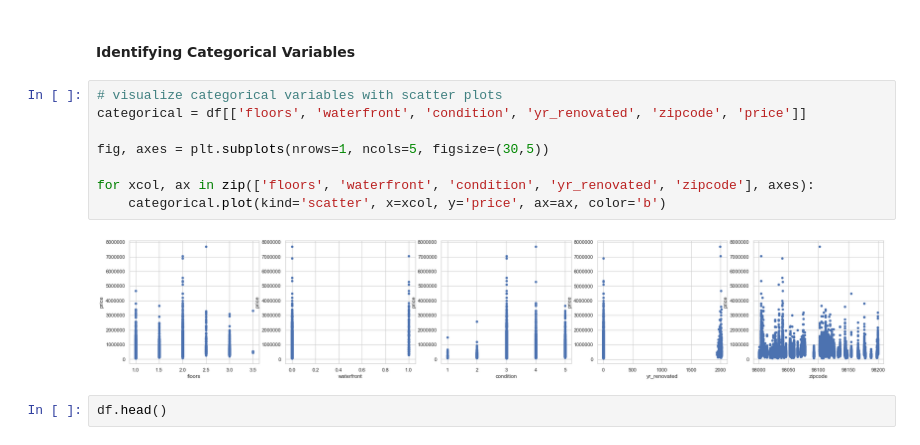
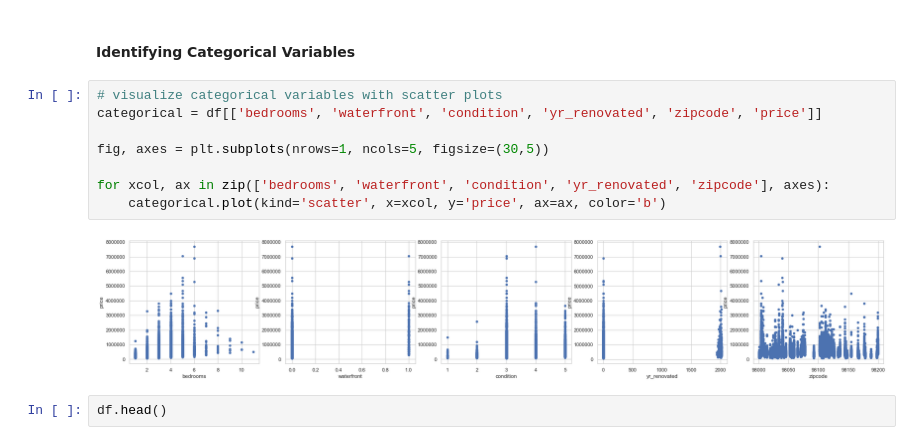
Before and after one commit to bobbyiestofjos/mod_2_project, a Jupyter notebook: executive.ipynb, the cells around one changed output. Saved outputs shown, nothing was run; the diff lists cells and outputs as text.

```diff
--- a/executive.ipynb
+++ b/executive.ipynb
@@ -285,14 +285,14 @@ The heatmap confirms that sqft_living, sqft_above, and bathrooms are correlated.
 #### Identifying Categorical Variables
 # %%
 # visualize categorical variables with scatter plots
-categorical = df[['floors', 'waterfront', 'condition', 'yr_renovated', 'zipcode', 'price']]
+categorical = df[['bedrooms', 'waterfront', 'condition', 'yr_renovated', 'zipcode', 'price']]
 
 fig, axes = plt.subplots(nrows=1, ncols=5, figsize=(30,5))
 
-for xcol, ax in zip(['floors', 'waterfront', 'condition', 'yr_renovated', 'zipcode'], axes):
+for xcol, ax in zip(['bedrooms', 'waterfront', 'condition', 'yr_renovated', 'zipcode'], axes):
     categorical.plot(kind='scatter', x=xcol, y='price', ax=ax, color='b')
 # %% [output]
-[figure, old version]
+[figure, new version]
 # %%
 df.head()
 # %% [output]
```
Also changed, not shown: parts of 1 cell of this notebook, 10 other files.
